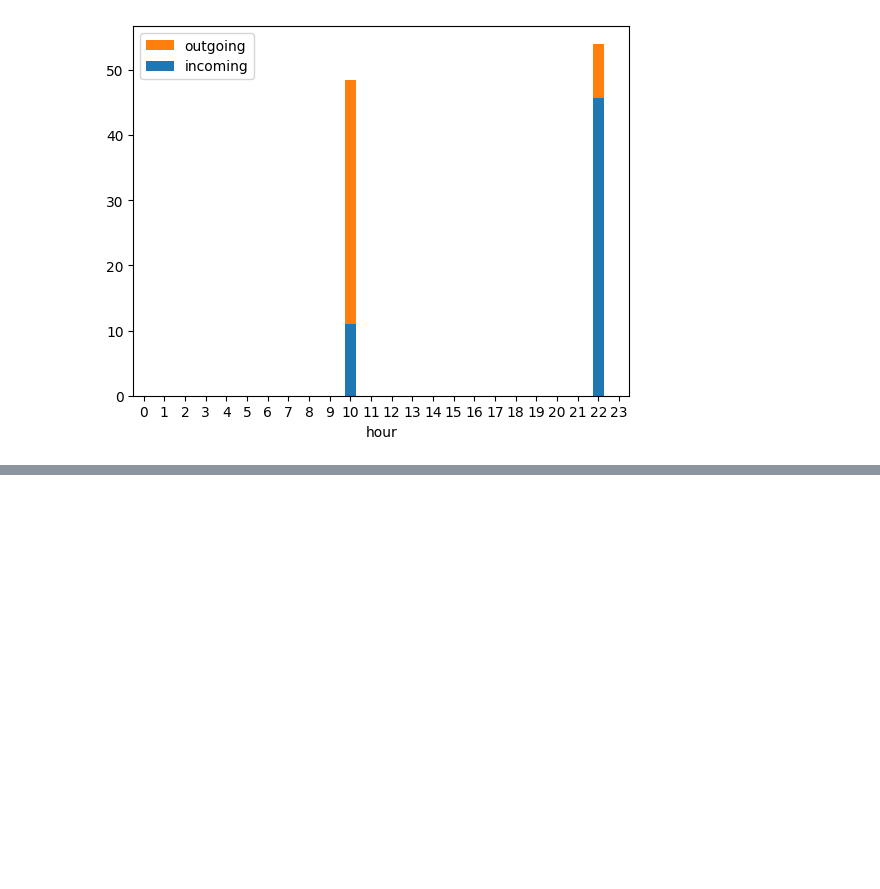
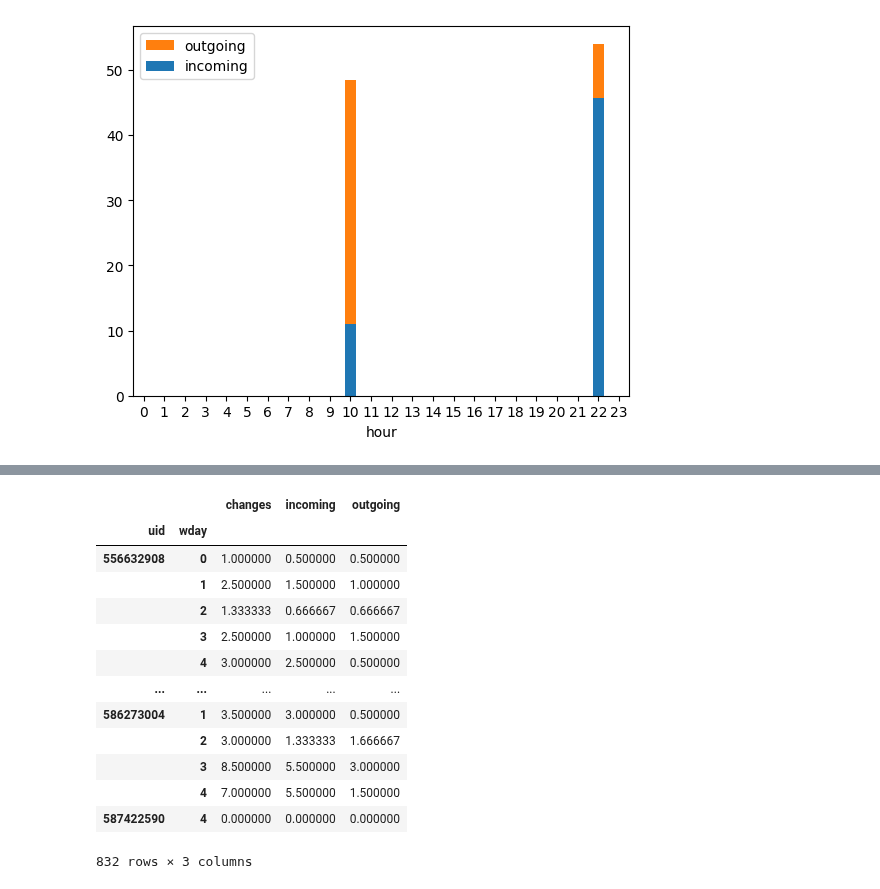
Before and after one commit to Mkranj/BajsBoard, a Jupyter notebook: notebooks/analyse_stations.ipynb, the cells around one changed output, grey strips where cells are left out. Drawn from its saved outputs; the diff is of its cells as text; code cells hidden in the pictures; blank space fills up the shorter version.

```diff
--- a/notebooks/analyse_stations.ipynb
+++ b/notebooks/analyse_stations.ipynb
@@ -489,0 +502,22 @@ _ = plot_hourly_bar(hourly.loc[station], changes_type = "in/out")
+# %%
+# Sum up for whole day
+# THEN average across days
+daily = bike_data.groupby(["uid", "time", "wday"]).sum(["changes", "incoming", "outgoing"]).drop(["hour"], axis = 1)
+
+daily = daily.groupby(["uid", "wday"]).mean(["changes", "incoming", "outgoing"])
+daily
+# %% [output]
+|  |  | changes | incoming | outgoing |
+| uid | wday |  |  |  |
+| 556632908 | 0 | 1.000000 | 0.500000 | 0.500000 |
+|  | 1 | 2.500000 | 1.500000 | 1.000000 |
+|  | 2 | 1.333333 | 0.666667 | 0.666667 |
+|  | 3 | 2.500000 | 1.000000 | 1.500000 |
+|  | 4 | 3.000000 | 2.500000 | 0.500000 |
+| ... | ... | ... | ... | ... |
+| 586273004 | 1 | 3.500000 | 3.000000 | 0.500000 |
+|  | 2 | 3.000000 | 1.333333 | 1.666667 |
+|  | 3 | 8.500000 | 5.500000 | 3.000000 |
+|  | 4 | 7.000000 | 5.500000 | 1.500000 |
+| 587422590 | 4 | 0.000000 | 0.000000 | 0.000000 |
+832 rows × 3 columns
```
Also changed, not shown: parts of 8 cells of this notebook, 1 other file.
